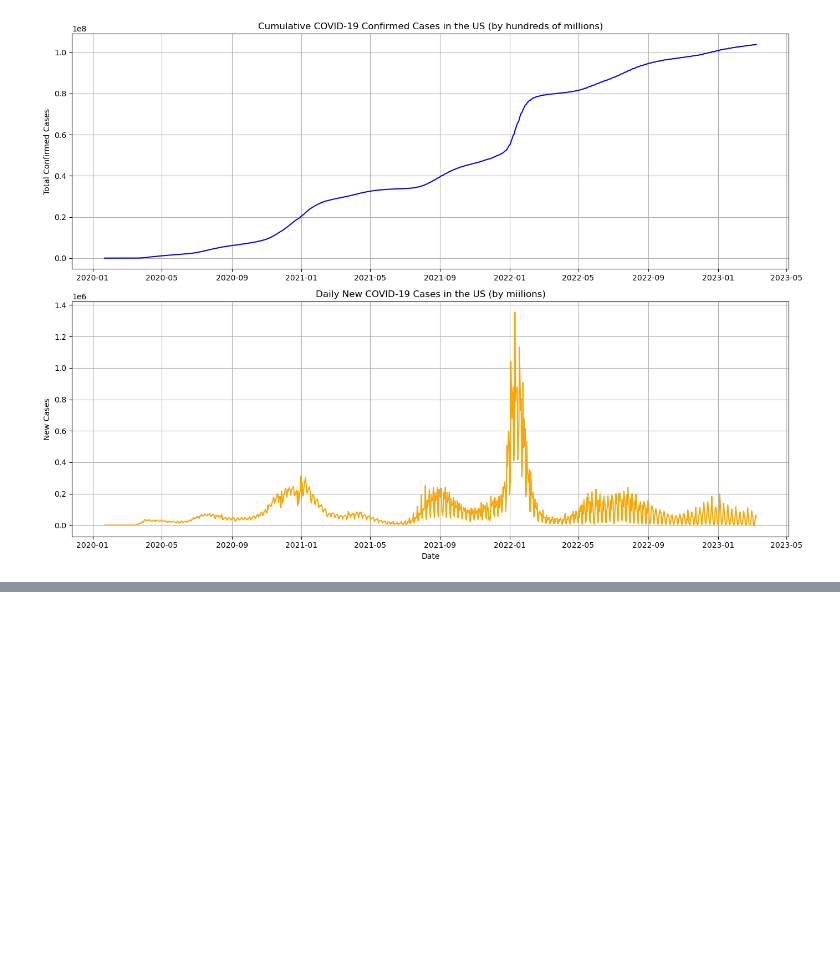
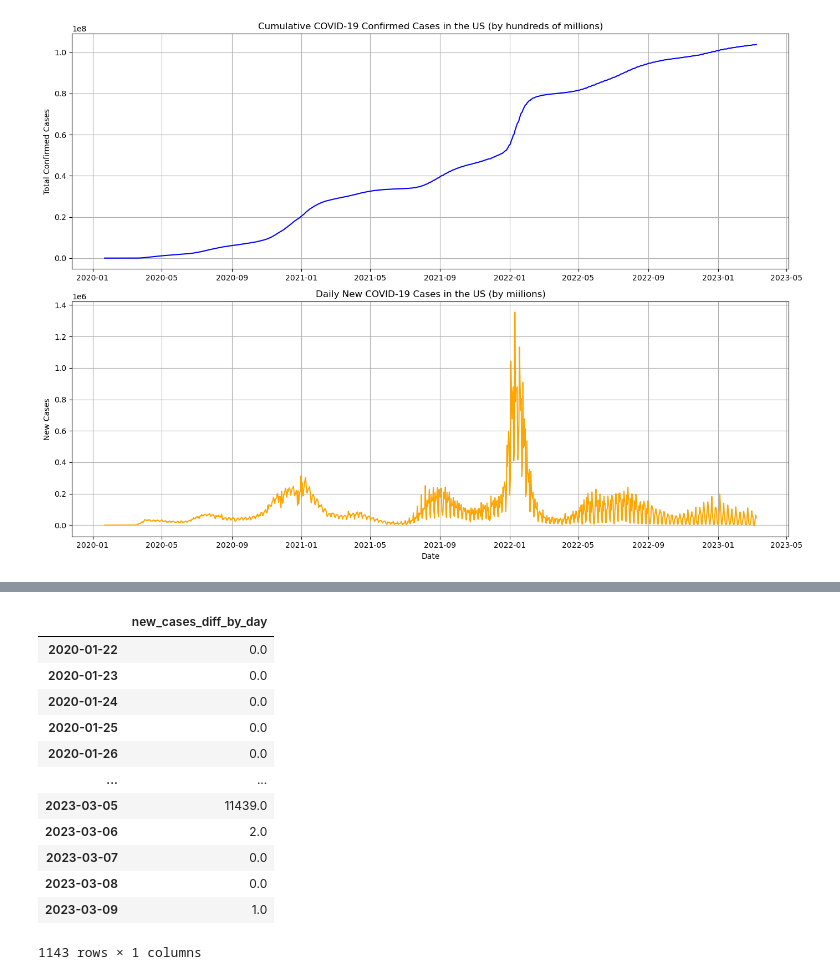
Before and after one commit to RaghavDewangan/Covid-Outbreak-Prediction, a Jupyter notebook: pred.ipynb, the cells around one changed output, grey strips where cells are left out. Cells and saved outputs as stored; diff of their text form; code cells hidden in the pictures; blank space fills up the shorter version.

```diff
--- a/pred.ipynb
+++ b/pred.ipynb
@@ -113,0 +104,16 @@ plt.show()
+# %%
+daily_cases_nz
+# %% [output]
+|  | new_cases_diff_by_day |
+| 2020-01-22 | 0.0 |
+| 2020-01-23 | 0.0 |
+| 2020-01-24 | 0.0 |
+| 2020-01-25 | 0.0 |
+| 2020-01-26 | 0.0 |
+| ... | ... |
+| 2023-03-05 | 11439.0 |
+| 2023-03-06 | 2.0 |
+| 2023-03-07 | 0.0 |
+| 2023-03-08 | 0.0 |
+| 2023-03-09 | 1.0 |
+1143 rows × 1 columns
```
Also changed, not shown: parts of 9 cells of this notebook.
